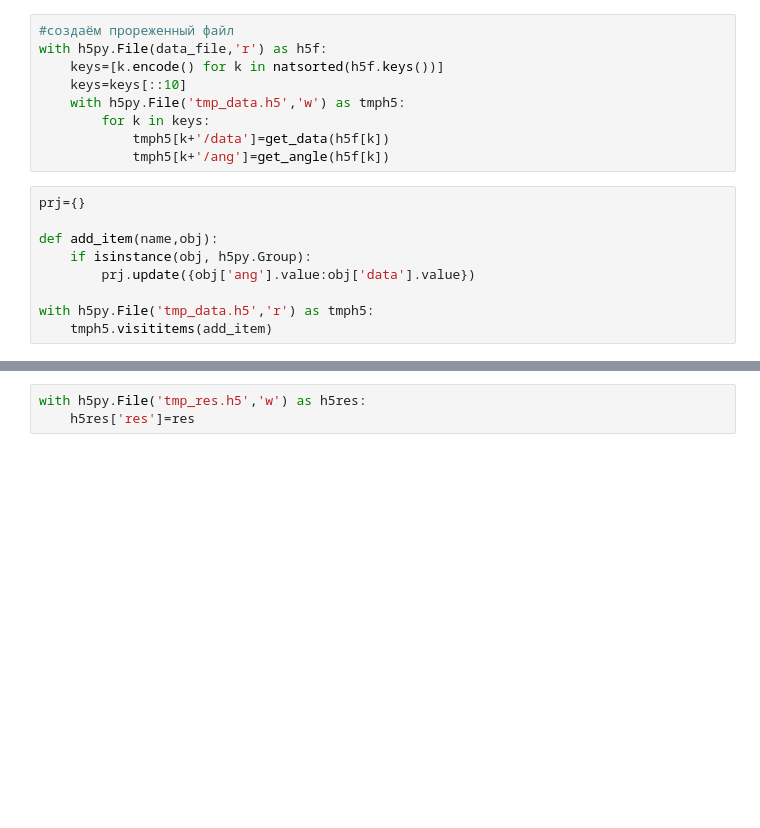
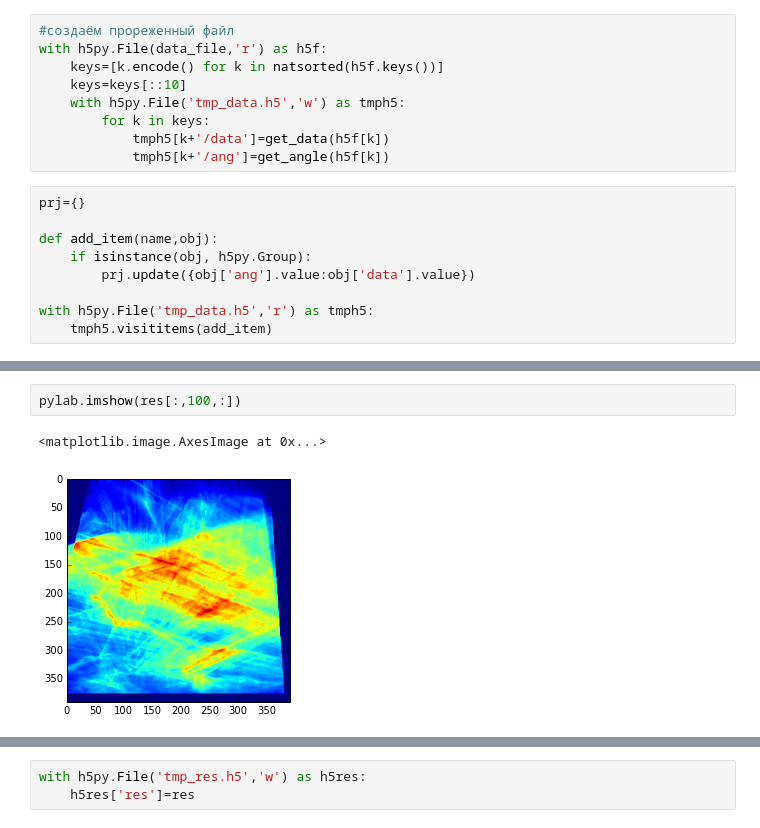
Before and after one commit to buzmakov/fastlib, a Jupyter notebook: code_experiments/topotomo.ipynb, the cells around one changed output, grey strips where cells are left out. Cells and saved outputs as stored; diff of their text form; blank space fills up the shorter version.

```diff
--- a/code_experiments/topotomo.ipynb
+++ b/code_experiments/topotomo.ipynb
@@ -98,0 +116,5 @@ res=topo_tomo(prj)
+# %%
+pylab.imshow(res[:,100,:])
+# %% [output]
+<matplotlib.image.AxesImage at 0x...>
+[figure, added]
```
Also changed, not shown: parts of 11 cells of this notebook.
